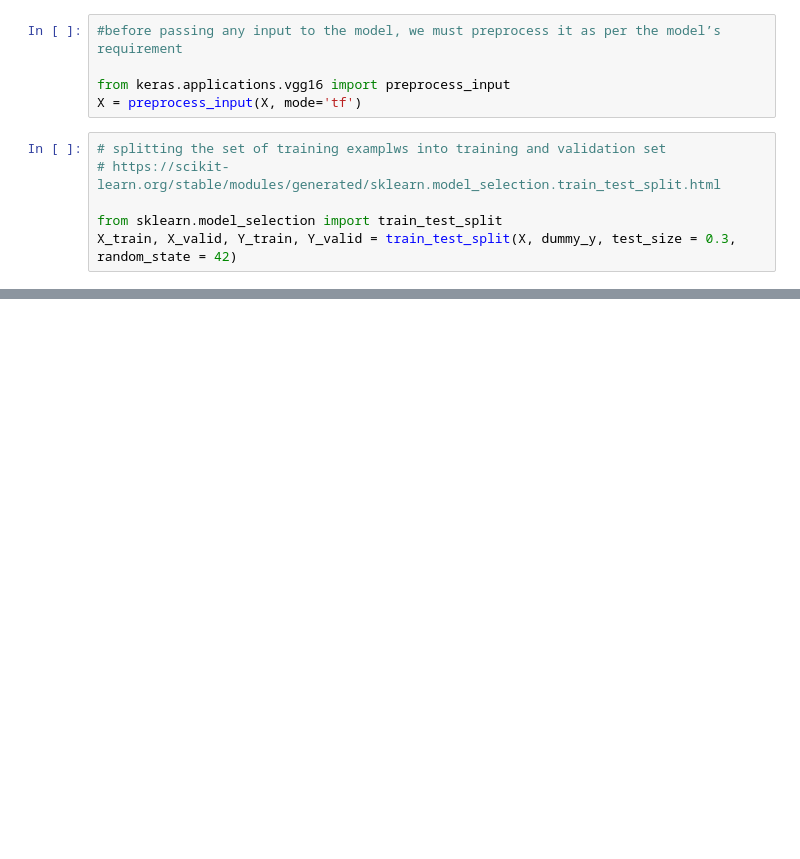
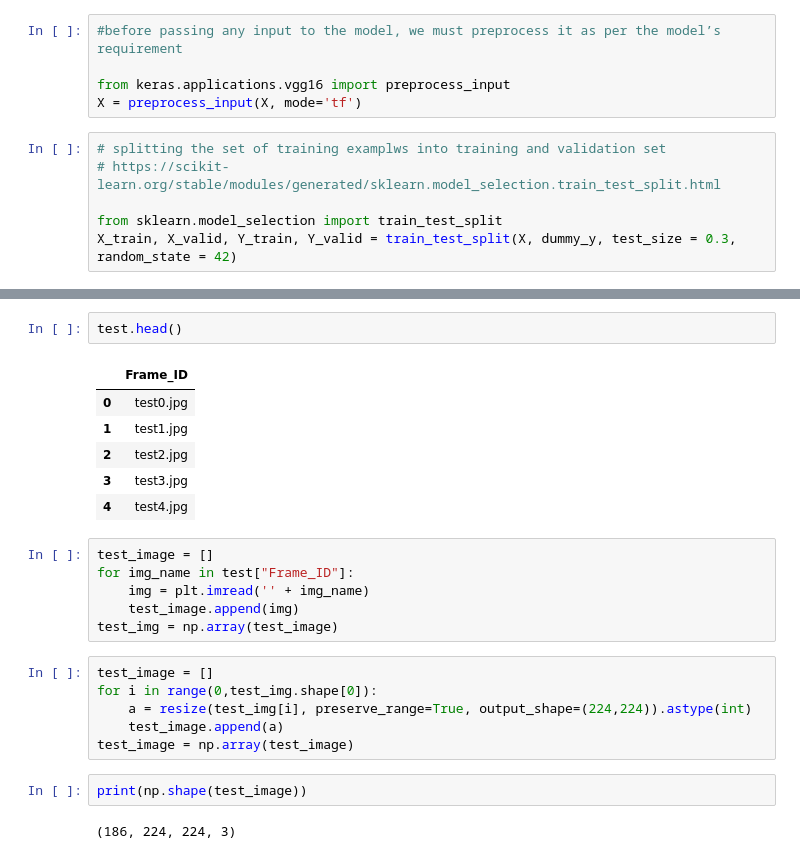
Before and after one commit to gauravk268/Machine_Learning_Projects, a Jupyter notebook: hackerearth_deep_learning_challenge_emotion_detection_tom_jerry_cartoon.ipynb, the cells around one changed output, grey strips where cells are left out. Saved outputs shown, nothing was run; the diff lists cells and outputs as text; blank space fills up the shorter version.

```diff
--- a/hackerearth_deep_learning_challenge_emotion_detection_tom_jerry_cartoon.ipynb
+++ b/hackerearth_deep_learning_challenge_emotion_detection_tom_jerry_cartoon.ipynb
@@ -194,0 +274,25 @@ X_train.shape, X_valid.shape
+# %%
+test.head()
+# %% [output]
+|  | Frame_ID |
+| 0 | test0.jpg |
+| 1 | test1.jpg |
+| 2 | test2.jpg |
+| 3 | test3.jpg |
+| 4 | test4.jpg |
+# %%
+test_image = []
+for img_name in test["Frame_ID"]:
+    img = plt.imread('' + img_name)
+    test_image.append(img)
+test_img = np.array(test_image)
+# %%
+test_image = []
+for i in range(0,test_img.shape[0]):
+    a = resize(test_img[i], preserve_range=True, output_shape=(224,224)).astype(int)
+    test_image.append(a)
+test_image = np.array(test_image)
+# %%
+print(np.shape(test_image))
+# %% [output]
+(186, 224, 224, 3)
```
Also changed, not shown: parts of 22 cells of this notebook.
